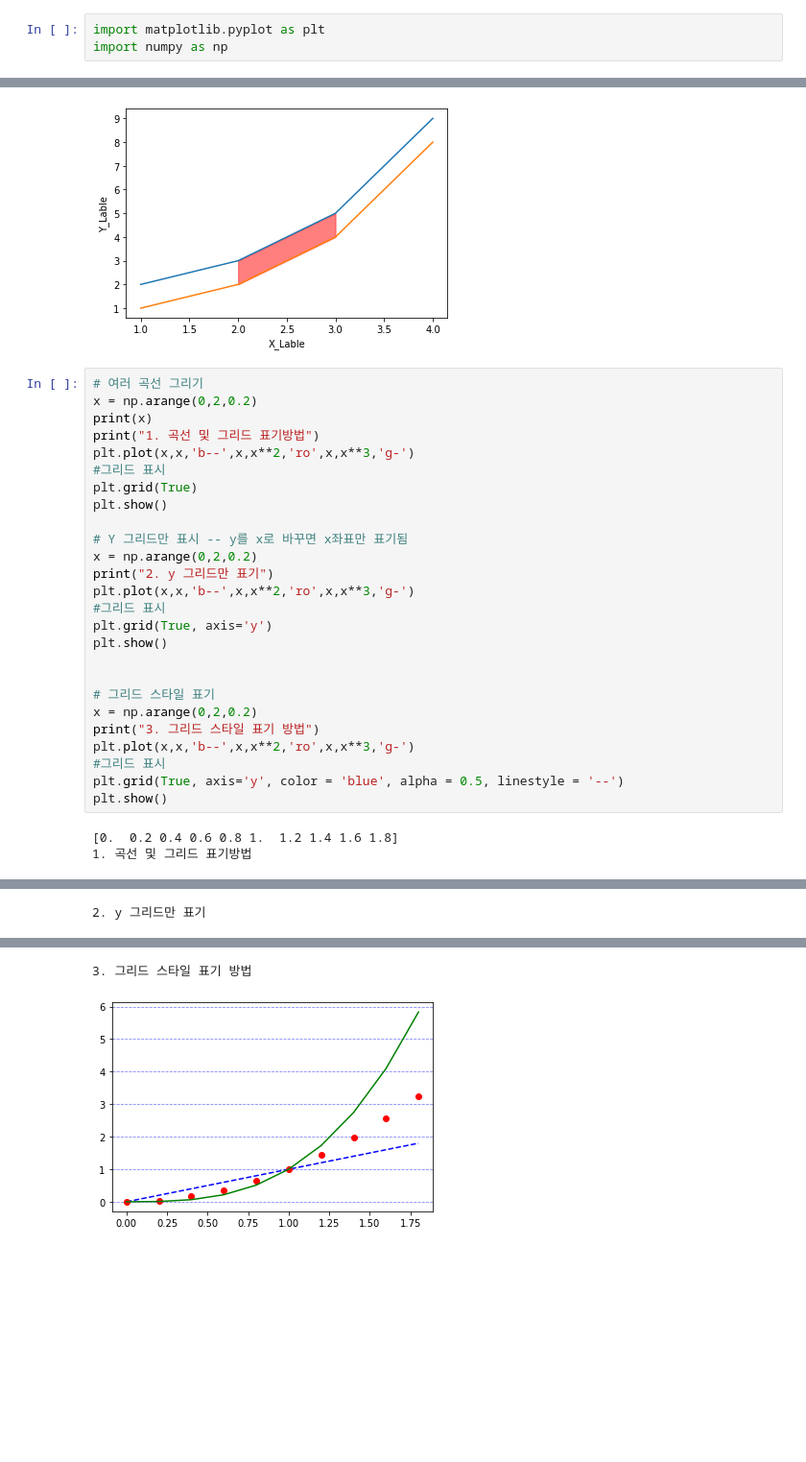
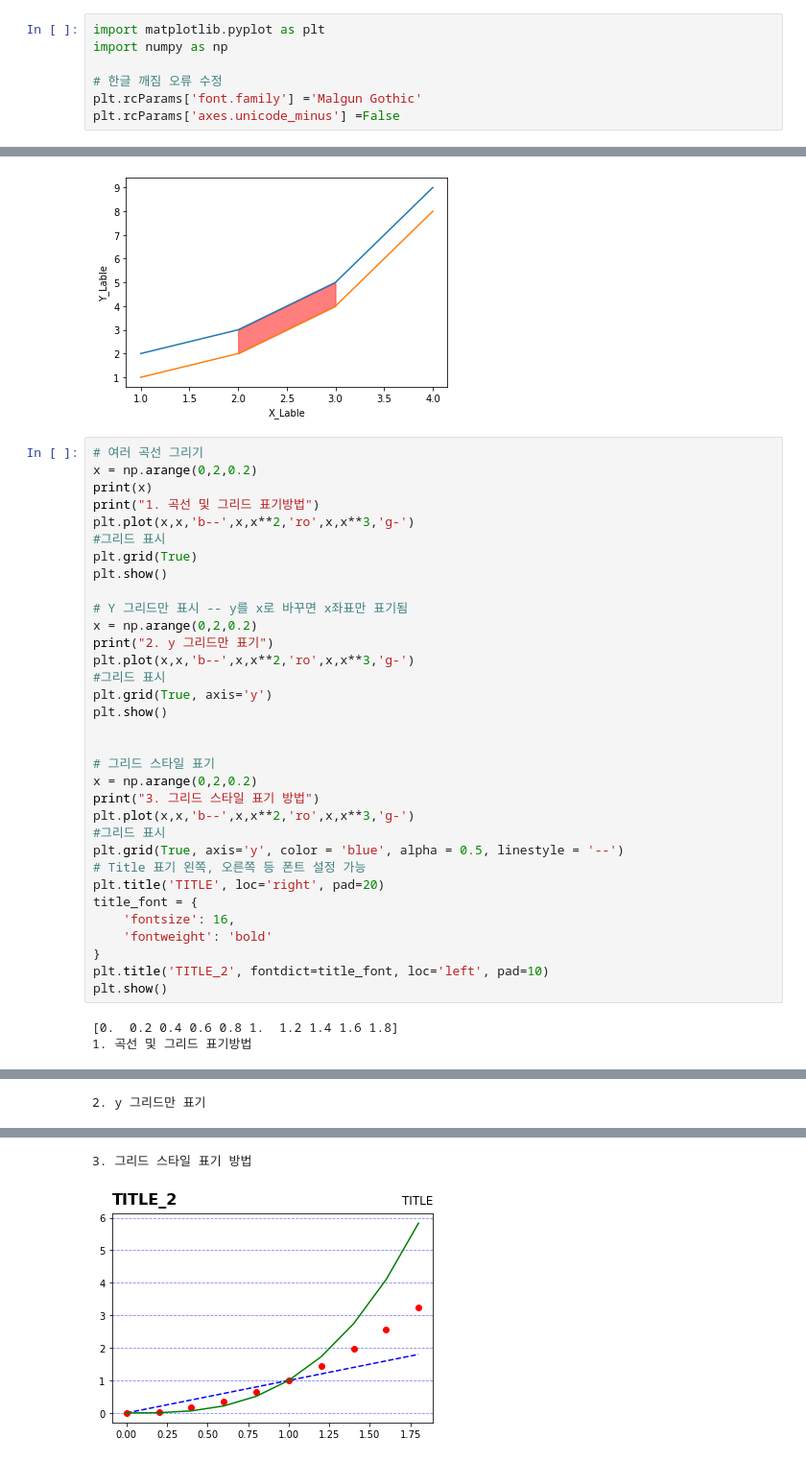
Before and after one commit to JGH94/python_MatplotLib, a Jupyter notebook: python_MatplotLib.ipynb, the cells around one changed output, grey strips where cells are left out. Shown at 96% size. Cells and saved outputs as stored; diff of their text form; blank space fills up the shorter version.

```diff
--- a/python_MatplotLib.ipynb
+++ b/python_MatplotLib.ipynb
@@ -3,6 +3,10 @@
 # %%
 import matplotlib.pyplot as plt
 import numpy as np
+
+# 한글 깨짐 오류 수정
+plt.rcParams['font.family'] ='Malgun Gothic'
+plt.rcParams['axes.unicode_minus'] =False
 # %%
 # 기초 사용법
 print("1. 기초 사용법")
@@ -139,31 +143,38 @@ x = np.arange(0,2,0.2)
 print(x)
 print("1. 곡선 및 그리드 표기방법")
 plt.plot(x,x,'b--',x,x**2,'ro',x,x**3,'g-')
 #그리드 표시
 plt.grid(True)
 plt.show()
 
 # Y 그리드만 표시 -- y를 x로 바꾸면 x좌표만 표기됨
 x = np.arange(0,2,0.2)
 print("2. y 그리드만 표기")
 plt.plot(x,x,'b--',x,x**2,'ro',x,x**3,'g-')
 #그리드 표시
 plt.grid(True, axis='y')
 plt.show()
 
 
 # 그리드 스타일 표기
 x = np.arange(0,2,0.2)
 print("3. 그리드 스타일 표기 방법")
 plt.plot(x,x,'b--',x,x**2,'ro',x,x**3,'g-')
 #그리드 표시
 plt.grid(True, axis='y', color = 'blue', alpha = 0.5, linestyle = '--')
+# Title 표기 왼쪽, 오른쪽 등 폰트 설정 가능
+plt.title('TITLE', loc='right', pad=20)
+title_font = {
+    'fontsize': 16,
+    'fontweight': 'bold'
+}
+plt.title('TITLE_2', fontdict=title_font, loc='left', pad=10)
 plt.show()
 # %% [output]
 [0.  0.2 0.4 0.6 0.8 1.  1.2 1.4 1.6 1.8]
 1. 곡선 및 그리드 표기방법
 [figure]
 2. y 그리드만 표기
 [figure]
 3. 그리드 스타일 표기 방법
-[figure, old version]
+[figure, new version]
```
